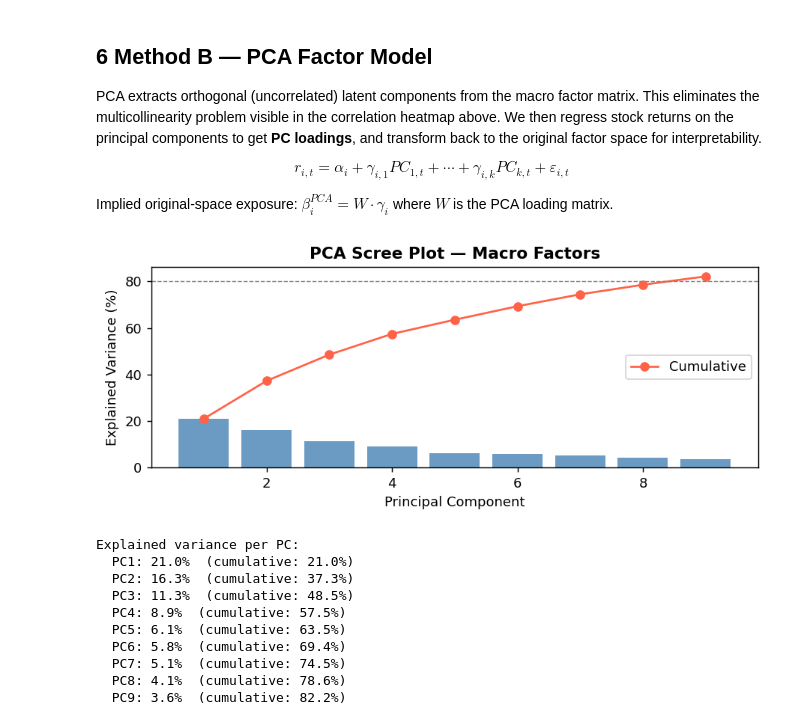
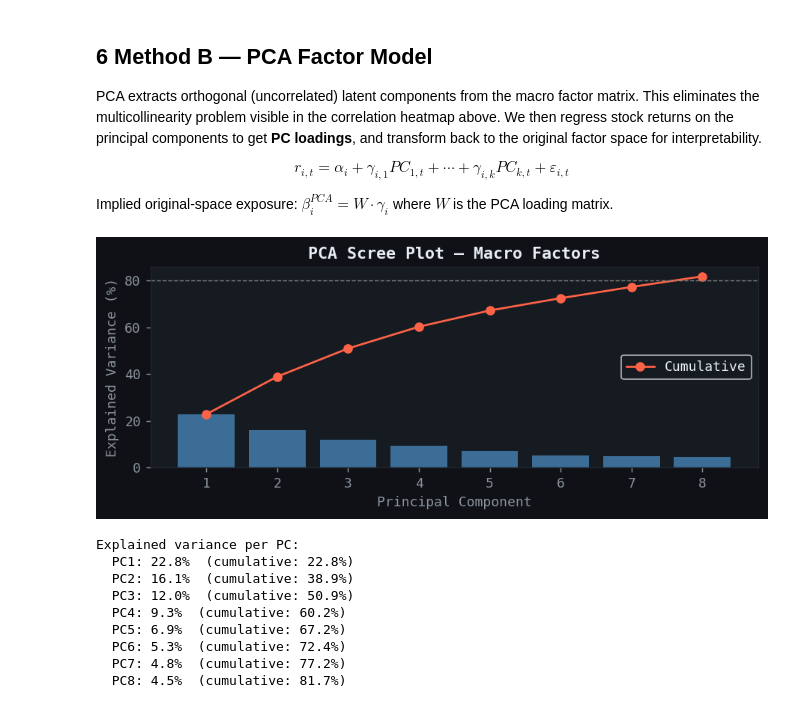
Before and after one commit to LeoL18/Pairs-Trading-on-Chinese-Stock-Market, a Jupyter notebook: barra_macro.ipynb, the cells around one changed output. Cells and saved outputs as stored; diff of their text form; code cells hidden in the pictures.

```diff
--- a/barra_macro.ipynb
+++ b/barra_macro.ipynb
@@ -41,6 +48,27 @@ print('Prices DB exists:', PRICES_DB.exists())
 # %% [output]
 Macro DB exists:  True
 Prices DB exists: True
+# %%
+# ── style ─────────────────────────────────────────────────────────────────────
+BG        = '#0f1117'
+PANEL     = '#161b22'
+GRID      = '#21262d'
+COL_A     = '#58a6ff'   # blue  – stock A
+COL_B     = '#f78166'   # coral – stock B
+TEXT      = '#e6edf3'
+SUBTEXT   = '#8b949e'
+
+plt.rcParams.update({
+    'figure.facecolor':  BG,
+    'axes.facecolor':    PANEL,
+    'axes.edgecolor':    GRID,
+    'axes.labelcolor':   SUBTEXT,
+    'xtick.color':       SUBTEXT,
+    'ytick.color':       SUBTEXT,
+    'grid.color':        GRID,
+    'text.color':        TEXT,
+    'font.family':       'monospace',
+})
 # %% [markdown]
 ## 1  Load Macro Factors
 # %%
@@ -855,44 +779,43 @@ $$r_{i,t} = \alpha_i + \gamma_{i,1} PC_{1,t} + \cdots + \gamma_{i,k} PC_{k,t} +
 
 Implied original-space exposure: $\beta^{PCA}_i = W \cdot \gamma_i$ where $W$ is the PCA loading matrix.
 # %%
-N_COMPONENTS = 9 # min(len(FACTOR_NAMES), len(F_aligned) // 5)  # conservative
+N_COMPONENTS = 8 # min(len(FACTOR_NAMES), len(F_aligned) // 5)  # conservative
 
 pca = PCA(n_components=N_COMPONENTS)
 PC_scores = pd.DataFrame(
     pca.fit_transform(F_aligned),
     index=F_aligned.index,
     columns=[f'PC{i+1}' for i in range(N_COMPONENTS)]
 )
 
 # explained variance
 evr = pca.explained_variance_ratio_
 fig, ax = plt.subplots(figsize=(7, 3))
 ax.bar(range(1, N_COMPONENTS + 1), evr * 100, color='steelblue', alpha=0.8)
 ax.plot(range(1, N_COMPONENTS + 1), np.cumsum(evr) * 100,
         'o-', color='tomato', label='Cumulative')
 ax.axhline(80, linestyle='--', color='grey', linewidth=0.8)
 ax.set_xlabel('Principal Component')
 ax.set_ylabel('Explained Variance (%)')
 ax.set_title('PCA Scree Plot — Macro Factors', fontweight='bold')
 ax.legend()
 plt.tight_layout()
 plt.show()
 
 print('Explained variance per PC:')
 for i, v in enumerate(evr):
     print(f'  PC{i+1}: {v*100:.1f}%  (cumulative: {np.cumsum(evr)[i]*100:.1f}%)')
 # %% [output]
-[figure, old version]
+[figure, new version]
 Explained variance per PC:
-  PC1: 21.0%  (cumulative: 21.0%)
-  PC2: 16.3%  (cumulative: 37.3%)
-  PC3: 11.3%  (cumulative: 48.5%)
-  PC4: 8.9%  (cumulative: 57.5%)
-  PC5: 6.1%  (cumulative: 63.5%)
-  PC6: 5.8%  (cumulative: 69.4%)
-  PC7: 5.1%  (cumulative: 74.5%)
-  PC8: 4.1%  (cumulative: 78.6%)
-  PC9: 3.6%  (cumulative: 82.2%)
+  PC1: 22.8%  (cumulative: 22.8%)
+  PC2: 16.1%  (cumulative: 38.9%)
+  PC3: 12.0%  (cumulative: 50.9%)
+  PC4: 9.3%  (cumulative: 60.2%)
+  PC5: 6.9%  (cumulative: 67.2%)
+  PC6: 5.3%  (cumulative: 72.4%)
+  PC7: 4.8%  (cumulative: 77.2%)
+  PC8: 4.5%  (cumulative: 81.7%)
 # %%
 print(np.linalg.cond(PC_scores.T @ PC_scores)) # so much better - now the linear regression is legit
 # %% [output]
```
Also changed, not shown: parts of 38 cells of this notebook, 4 other files.
